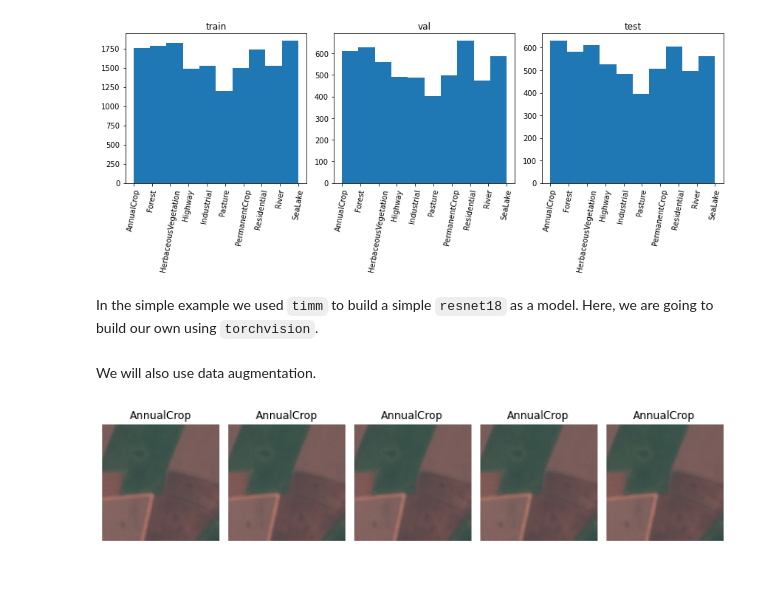
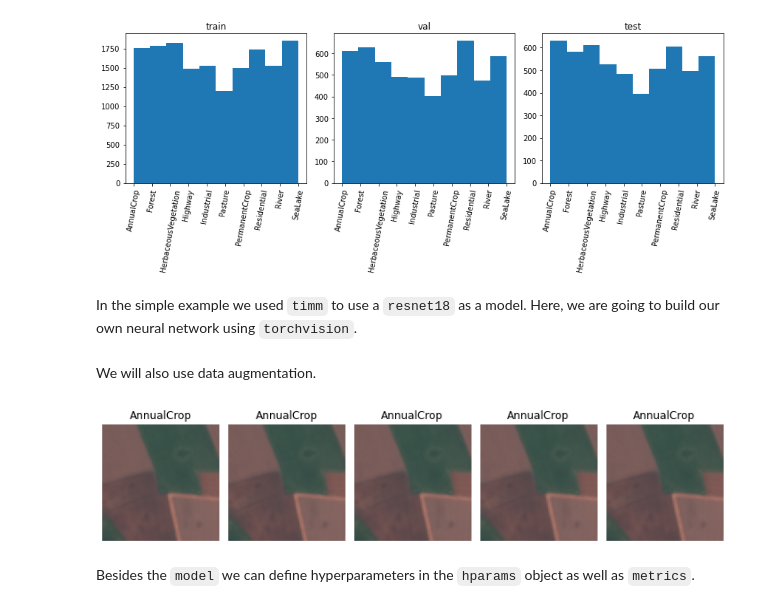
Before and after one commit to earthpulse/pytorchEO, a Jupyter notebook: examples/eurosat_advanced.ipynb, the cells around one changed output. Saved outputs shown, nothing was run; the diff lists cells and outputs as text; code cells hidden in the pictures; blank space fills up the shorter version.

```diff
--- a/examples/eurosat_advanced.ipynb
+++ b/examples/eurosat_advanced.ipynb
@@ -54,11 +32,13 @@ imgs.shape, labels.shape, imgs.dtype, imgs.max(), imgs.min()
 # %%
 import matplotlib.pyplot as plt
+
+imgs, labels = next(iter(ds.train_dataloader()))
 
 fig = plt.figure(figsize=(10, 10))
 for i, (img, label) in enumerate(zip(imgs, labels)):
     ax = plt.subplot(5, 5, i + 1)
     if img.ndim < 3:
-        ax.imshow(img)
+        ax.imshow(img, cmap="gray")
     else:
         if img.size(0) == 3:
             ax.imshow(img.permute(1,2,0))
@@ -99,7 +79,7 @@ plt.show()
 # %% [output]
 [figure]
 # %% [markdown]
-In the simple example we used `timm` to build a simple `resnet18` as a model. Here, we are going to build our own using `torchvision`.
+In the simple example we used `timm` to use a `resnet18` as a model. Here, we are going to build our own neural network using `torchvision`.
 # %%
 import torchvision
 import torch
@@ -125,32 +105,35 @@ We will also use data augmentation.
 # %%
 from torchvision.transforms import Compose, RandomHorizontalFlip, RandomVerticalFlip
 
 trans = Compose([
     RandomHorizontalFlip(p=0.5),
     RandomVerticalFlip(p=0.5)
 ])
 
 # create a batch with the same image
-img, label = ds.ds[0]
-imgs = torch.stack(5*[img])
-output = trans(imgs)
+img, label = ds.ds[0] # first image in dataset
+imgs = torch.stack(5*[img]) # repeat 5 tiemes
+output = trans(imgs) # apply transforms
 
+# visualize (run multiple times to see changes)
 fig = plt.figure(figsize=(10, 10))
 for i, img in enumerate(output):
     ax = plt.subplot(1, 5, i + 1)
     if img.ndim < 3:
-        ax.imshow(img)
+        ax.imshow(img, cmap="gray")
     else:
         if img.size(0) == 3:
             ax.imshow(img.permute(1,2,0))
         else:
             ax.imshow(img.permute(1,2,0)[...,(3,2,1)])
     ax.set_title(ds.classes[label.item()])
     ax.axis('off')
 plt.tight_layout()
 plt.show()
 # %% [output]
-[figure, old version]
+[figure, new version]
+# %% [markdown]
+Besides the `model` we can define hyperparameters in the `hparams` object as well as `metrics`.
 # %%
 import pytorch_lightning as pl
 from pytorch_eo.tasks.classification import ImageClassification
```
Also changed, not shown: parts of 17 cells of this notebook, 7 other files.
